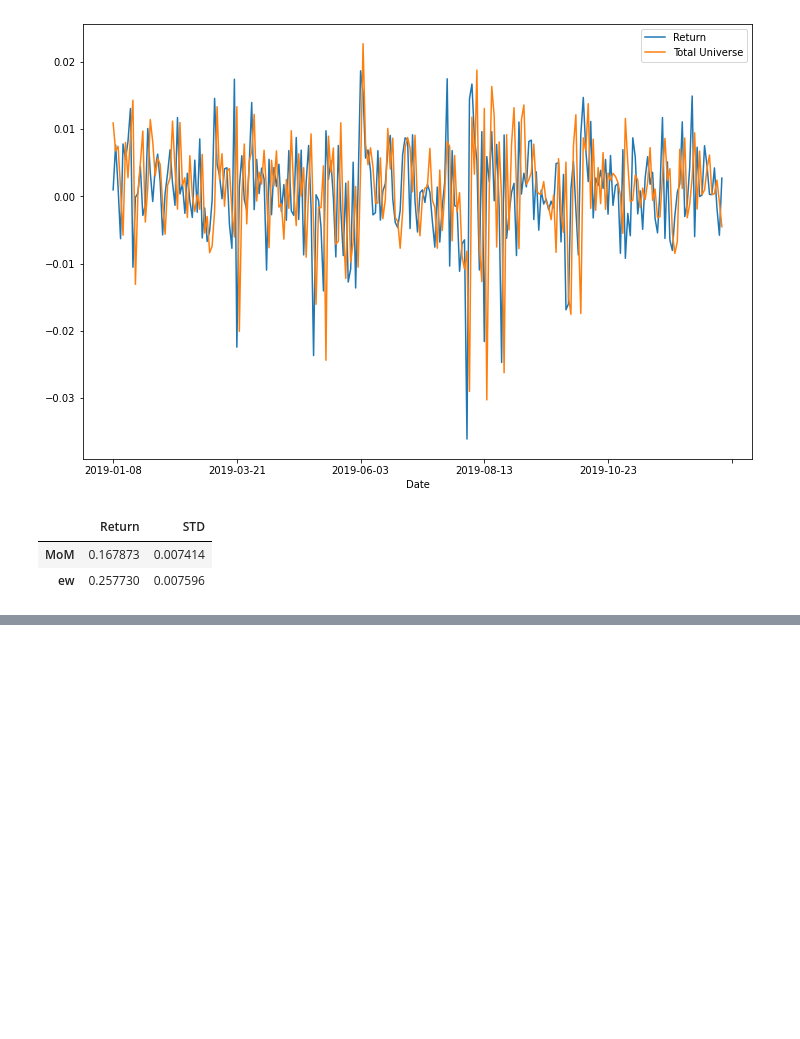
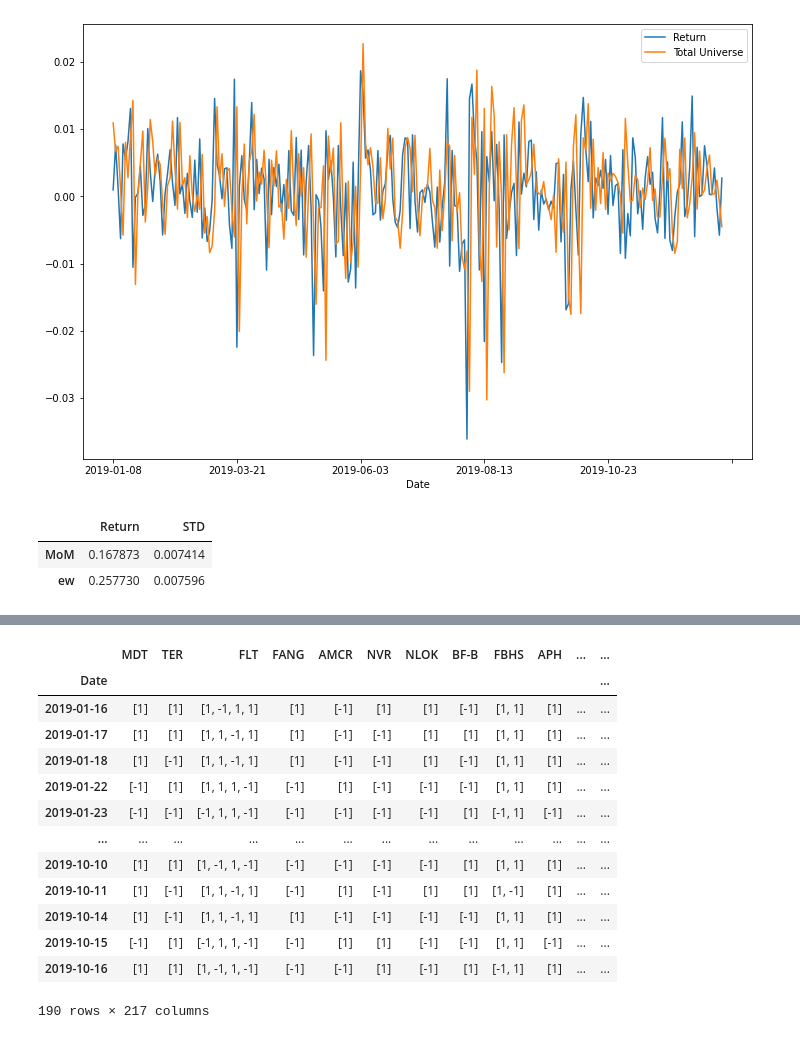
Before and after one commit to smilefengxiaoyan/Momentum-Strategy, a Jupyter notebook: MS.ipynb, the cells around one changed output, grey strips where cells are left out. Saved outputs shown, nothing was run; the diff lists cells and outputs as text; code cells hidden in the pictures; blank space fills up the shorter version.

```diff
--- a/MS.ipynb
+++ b/MS.ipynb
@@ -338,0 +451,32 @@ re
+# %%
+def f2(x):
+    j = []
+    for i in newrr.columns:
+        j.append(f(i,x))
+    return(j)
+# %%
+gh = []
+for i in range(9,newrr.shape[0]):
+    gh.append(f2(i))
+# %%
+result = pd.DataFrame(gh)
+result.columns = newrr.columns
+# %%
+result.index = newrr.index[range(9,newrr.shape[0])]
+# %%
+result
+# %% [output]
+|  | MDT | TER | FLT | FANG | AMCR | NVR | NLOK | BF-B | FBHS | APH | ... | ... |
+| Date |  |  |  |  |  |  |  |  |  |  |  | ... |
+| 2019-01-16 | [1] | [1] | [1, -1, 1, 1] | [1] | [-1] | [1] | [1] | [-1] | [1, 1] | [1] | ... | ... |
+| 2019-01-17 | [1] | [1] | [1, 1, -1, 1] | [1] | [-1] | [-1] | [1] | [1] | [1, 1] | [1] | ... | ... |
+| 2019-01-18 | [1] | [-1] | [1, 1, -1, 1] | [1] | [-1] | [-1] | [1] | [-1] | [1, 1] | [1] | ... | ... |
+| 2019-01-22 | [-1] | [1] | [1, 1, 1, -1] | [-1] | [1] | [-1] | [-1] | [-1] | [1, 1] | [1] | ... | ... |
+| 2019-01-23 | [-1] | [-1] | [-1, 1, 1, -1] | [-1] | [-1] | [-1] | [-1] | [1] | [-1, 1] | [-1] | ... | ... |
+| ... | ... | ... | ... | ... | ... | ... | ... | ... | ... | ... | ... | ... |
+| 2019-10-10 | [1] | [1] | [1, -1, 1, -1] | [-1] | [-1] | [-1] | [-1] | [1] | [1, 1] | [1] | ... | ... |
+| 2019-10-11 | [1] | [-1] | [1, 1, -1, 1] | [-1] | [1] | [-1] | [1] | [1] | [1, -1] | [1] | ... | ... |
+| 2019-10-14 | [1] | [-1] | [1, 1, -1, 1] | [1] | [-1] | [-1] | [-1] | [-1] | [1, 1] | [1] | ... | ... |
+| 2019-10-15 | [-1] | [1] | [-1, 1, 1, -1] | [-1] | [1] | [1] | [-1] | [-1] | [1, 1] | [-1] | ... | ... |
+| 2019-10-16 | [1] | [1] | [1, -1, 1, -1] | [-1] | [-1] | [1] | [-1] | [1] | [-1, 1] | [1] | ... | ... |
+190 rows × 217 columns
```
Also changed, not shown: parts of 40 cells of this notebook.
